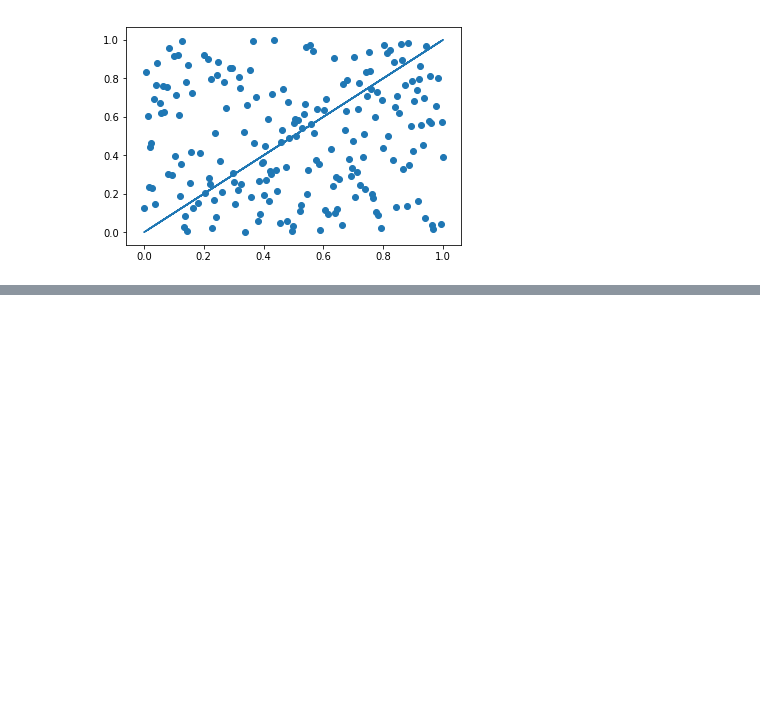
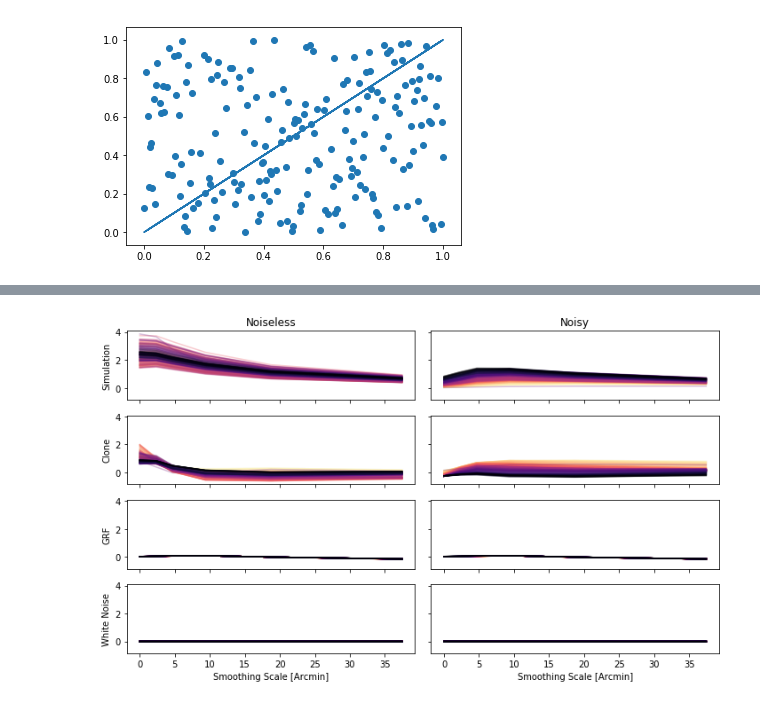
Before and after one commit to mclaughlin6464/uatu, a Jupyter notebook: notebooks/Plot pre-computed Map Statistics Uatu I.ipynb, the cells around one changed output, grey strips where cells are left out. Saved outputs shown, nothing was run; the diff lists cells and outputs as text; code cells hidden in the pictures; blank space fills up the shorter version.

```diff
--- a/notebooks/Plot pre-computed Map Statistics Uatu I.ipynb
+++ b/notebooks/Plot pre-computed Map Statistics Uatu I.ipynb
@@ -170,0 +171,40 @@ fig.savefig('pdf_plots.pdf', format='pdf', bbox_inches='tight')
+# %%
+scales = np.array([0.0, 1.0, 2.0, 4.0, 8.0, 16.0])*2.34
+
+fig, axes = plt.subplots(4,2, figsize = (10,6), sharex=True,sharey=True)
+names = ['Noiseless', 'Noisy']
+for smooth, (ax,name) in enumerate(zip(axes.T, names)):
+    try:
+        pdf_arrs = np.load(path.join(directory, 'pdf_arrs_sk_%d_ms.npy'%smooth), allow_pickle=True)
+    except IOError:
+        continue
+    for idx, c in enumerate(cmap):
+        cosmo_no = sorted_y_idxs[idx]
+        ax[0].plot(scales, pdf_arrs[0][0][cosmo_no], color = c, alpha = 0.3)
+        #ax[0].set_xscale('log')
+
+        ax[1].plot(scales, pdf_arrs[0][3][cosmo_no], color = c, alpha = 0.3)
+        #ax[1].set_xscale('log')
+
+        ax[2].plot(scales, pdf_arrs[0][1][cosmo_no], color = c, alpha = 0.3)
+        #ax[2].set_xscale('log')
+
+        ax[3].plot(scales, pdf_arrs[0][2][cosmo_no], color = c, alpha = 0.3)
+        #ax[3].set_xscale('log')
+
+    ax[0].set_title(name)
+
+    ax[3].set_xlabel(r'Smoothing Scale [Arcmin]')
+
+ylabels = ['Simulation', 'Clone', 'GRF', 'White Noise']
+for ax, label in zip(axes, ylabels):
+    ax[0].set_ylabel(label)
+    #for a in ax:
+        #a.set_ylim([1e-6, 1e0])
+        #a.set_xlim([120, 128**2+1])
+
+
+plt.tight_layout()
+fig.savefig('sk_plots.pdf', format='pdf', bbox_inches='tight')
+# %% [output]
+[figure, added]
```
Also changed, not shown: parts of 3 cells of this notebook, 11 other files.
